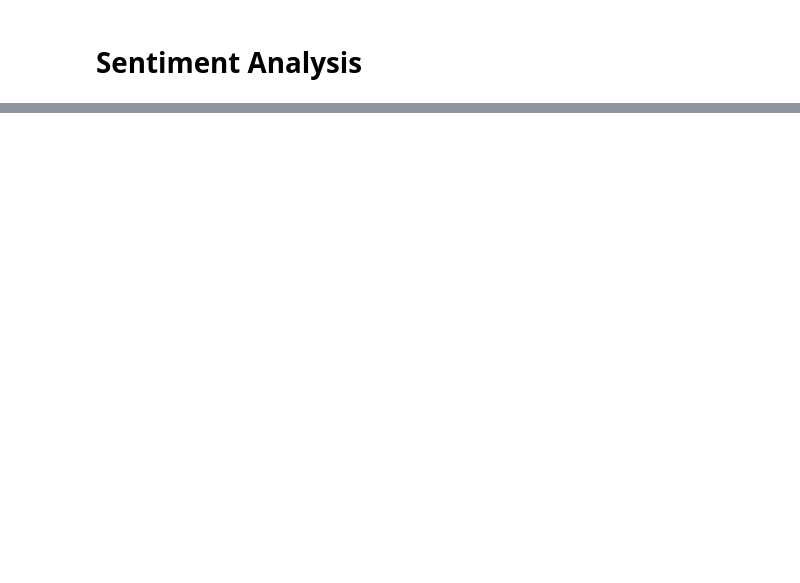
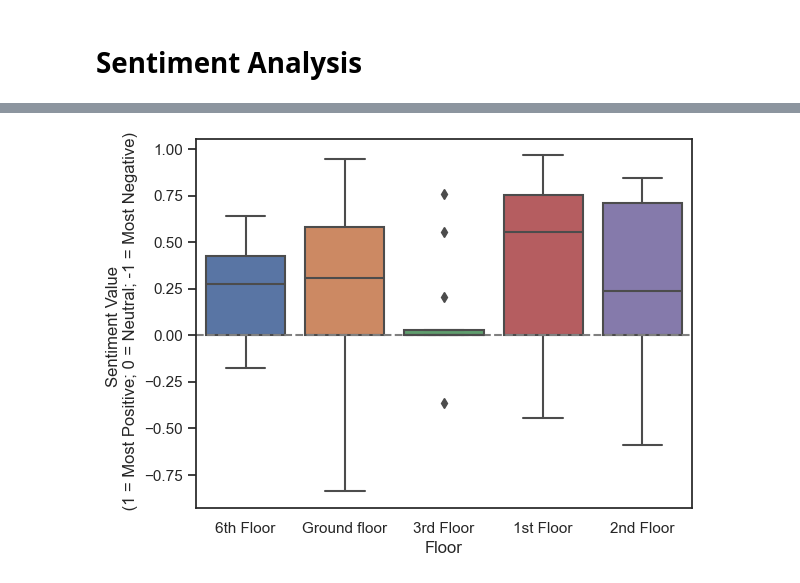
Before and after one commit to shrutirao94/language-comfort-emotions, a Jupyter notebook: analysis.ipynb, the cells around one changed output, grey strips where cells are left out. Saved outputs shown, nothing was run; the diff lists cells and outputs as text; code cells hidden in the pictures; blank space fills up the shorter version.

Commit message:
Updated analysis to examine comfort

```diff
--- a/analysis.ipynb
+++ b/analysis.ipynb
@@ -303,7 +323,7 @@ def plot_sentiment_analysis(df, label):
                   palette=['#b2d8d8',"#008080", '#db3d13'])
     plt.ylabel("Sentiment for " + label + " Text")
     plt.xlabel("Count")
-    plt.xlim(0,45)
+    # plt.xlim(0,45)
     plt.savefig('plots/' + label + '-sentiment-count.jpg',
                 dpi=300, bbox_inches='tight')
 
@@ -316,3 +336,5 @@ def plot_sentiment_analysis(df, label):
     plt.axhline(0, ls='--', c = 'grey')
     plt.savefig('plots/' + label + '-sentiment-distribution.jpg',
                 dpi=300, bbox_inches='tight')
+# %%
+df_sent_emo = sentiment_analysis(df, 'emotion')
@@ -318,0 +358,4 @@ def plot_sentiment_analysis(df, label):
+# %%
+plot_sentiment_analysis(df_sent_emo, 'comfort')
+# %% [output]
+[figure, added]
```
Also changed, not shown: parts of 28 cells of this notebook, 1 other file.
